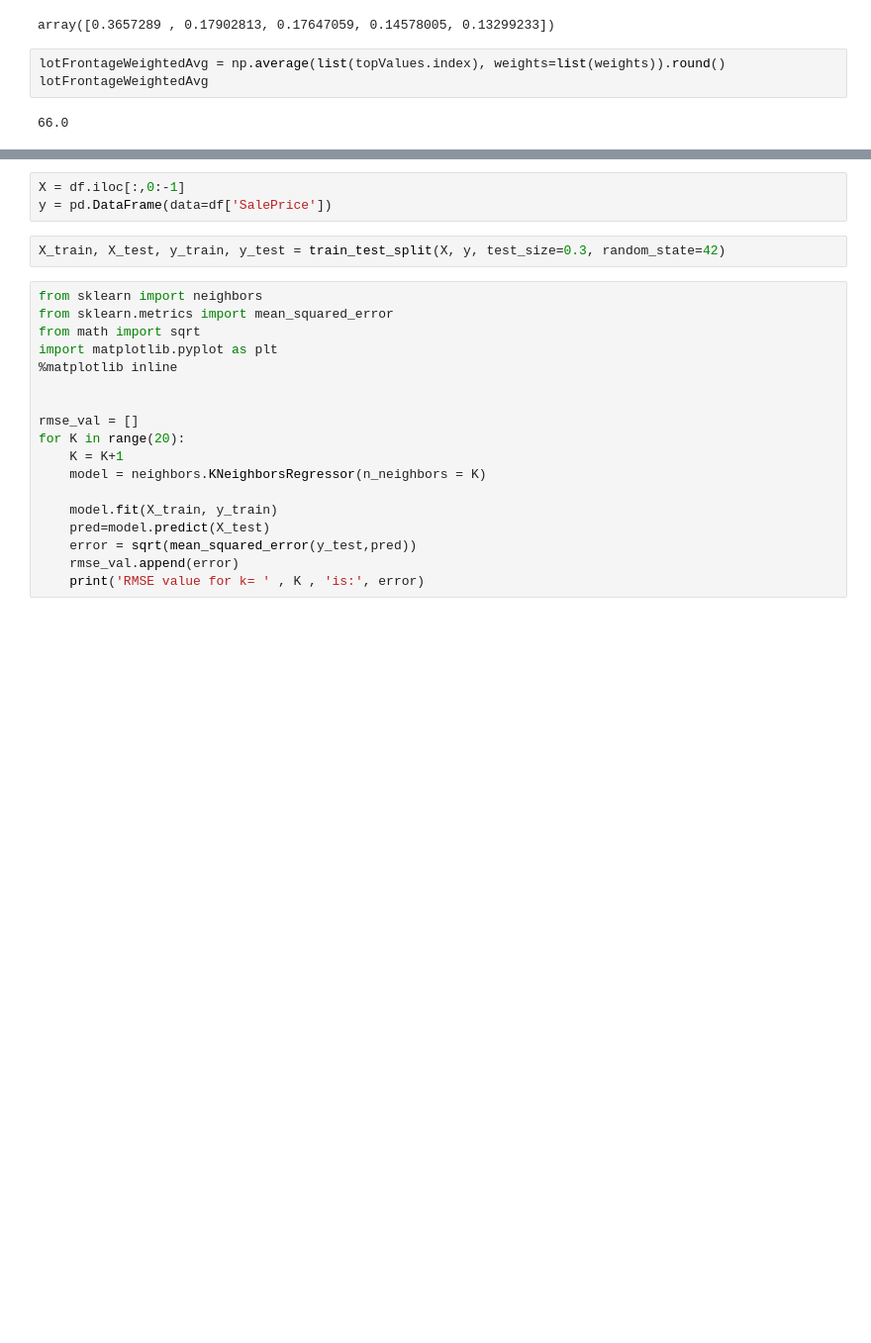
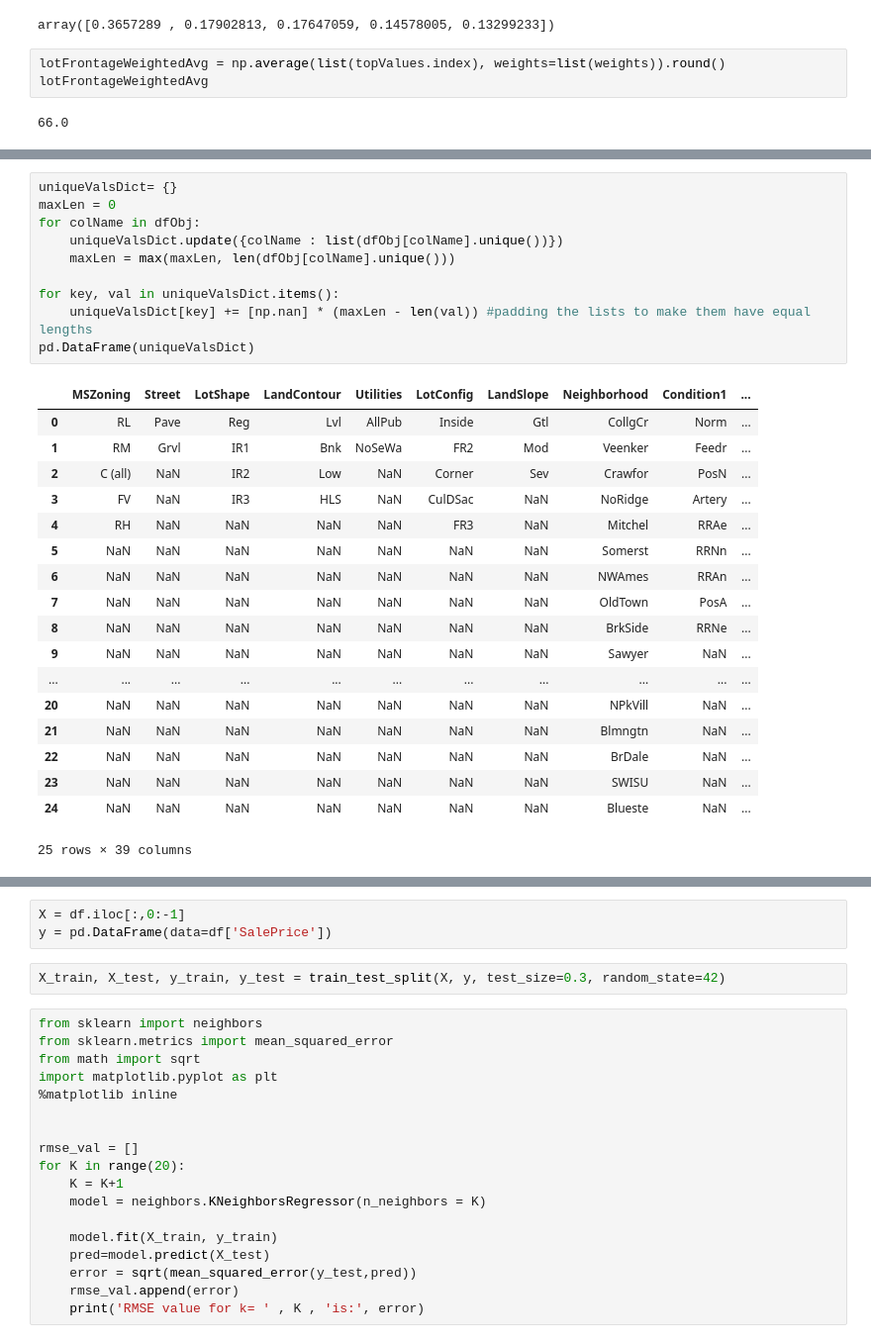
Before and after one commit to OdyAsh/ml-problems, a Jupyter notebook: Assignment 1/All Group Members/Regression.ipynb, the cells around one changed output, grey strips where cells are left out. Shown at 99% size. Saved outputs shown, nothing was run; the diff lists cells and outputs as text; blank space fills up the shorter version.

```diff
--- a/Assignment 1/All Group Members/Regression.ipynb
+++ b/Assignment 1/All Group Members/Regression.ipynb
@@ -326,0 +312,29 @@ for i in range(len(df_trans.columns)):
+# %%
+uniqueValsDict= {}
+maxLen = 0
+for colName in dfObj:
+    uniqueValsDict.update({colName : list(dfObj[colName].unique())})
+    maxLen = max(maxLen, len(dfObj[colName].unique()))
+
+for key, val in uniqueValsDict.items():
+    uniqueValsDict[key] += [np.nan] * (maxLen - len(val)) #padding the lists to make them have equal lengths
+pd.DataFrame(uniqueValsDict)
+# %% [output]
+|  | MSZoning | Street | LotShape | LandContour | Utilities | LotConfig | LandSlope | Neighborhood | Condition1 | ... |
+| 0 | RL | Pave | Reg | Lvl | AllPub | Inside | Gtl | CollgCr | Norm | ... |
+| 1 | RM | Grvl | IR1 | Bnk | NoSeWa | FR2 | Mod | Veenker | Feedr | ... |
+| 2 | C (all) | NaN | IR2 | Low | NaN | Corner | Sev | Crawfor | PosN | ... |
+| 3 | FV | NaN | IR3 | HLS | NaN | CulDSac | NaN | NoRidge | Artery | ... |
+| 4 | RH | NaN | NaN | NaN | NaN | FR3 | NaN | Mitchel | RRAe | ... |
+| 5 | NaN | NaN | NaN | NaN | NaN | NaN | NaN | Somerst | RRNn | ... |
+| 6 | NaN | NaN | NaN | NaN | NaN | NaN | NaN | NWAmes | RRAn | ... |
+| 7 | NaN | NaN | NaN | NaN | NaN | NaN | NaN | OldTown | PosA | ... |
+| 8 | NaN | NaN | NaN | NaN | NaN | NaN | NaN | BrkSide | RRNe | ... |
+| 9 | NaN | NaN | NaN | NaN | NaN | NaN | NaN | Sawyer | NaN | ... |
+| ... | ... | ... | ... | ... | ... | ... | ... | ... | ... | ... |
+| 20 | NaN | NaN | NaN | NaN | NaN | NaN | NaN | NPkVill | NaN | ... |
+| 21 | NaN | NaN | NaN | NaN | NaN | NaN | NaN | Blmngtn | NaN | ... |
+| 22 | NaN | NaN | NaN | NaN | NaN | NaN | NaN | BrDale | NaN | ... |
+| 23 | NaN | NaN | NaN | NaN | NaN | NaN | NaN | SWISU | NaN | ... |
+| 24 | NaN | NaN | NaN | NaN | NaN | NaN | NaN | Blueste | NaN | ... |
+25 rows × 39 columns
```
Also changed, not shown: parts of 14 cells of this notebook, 1 other file.
